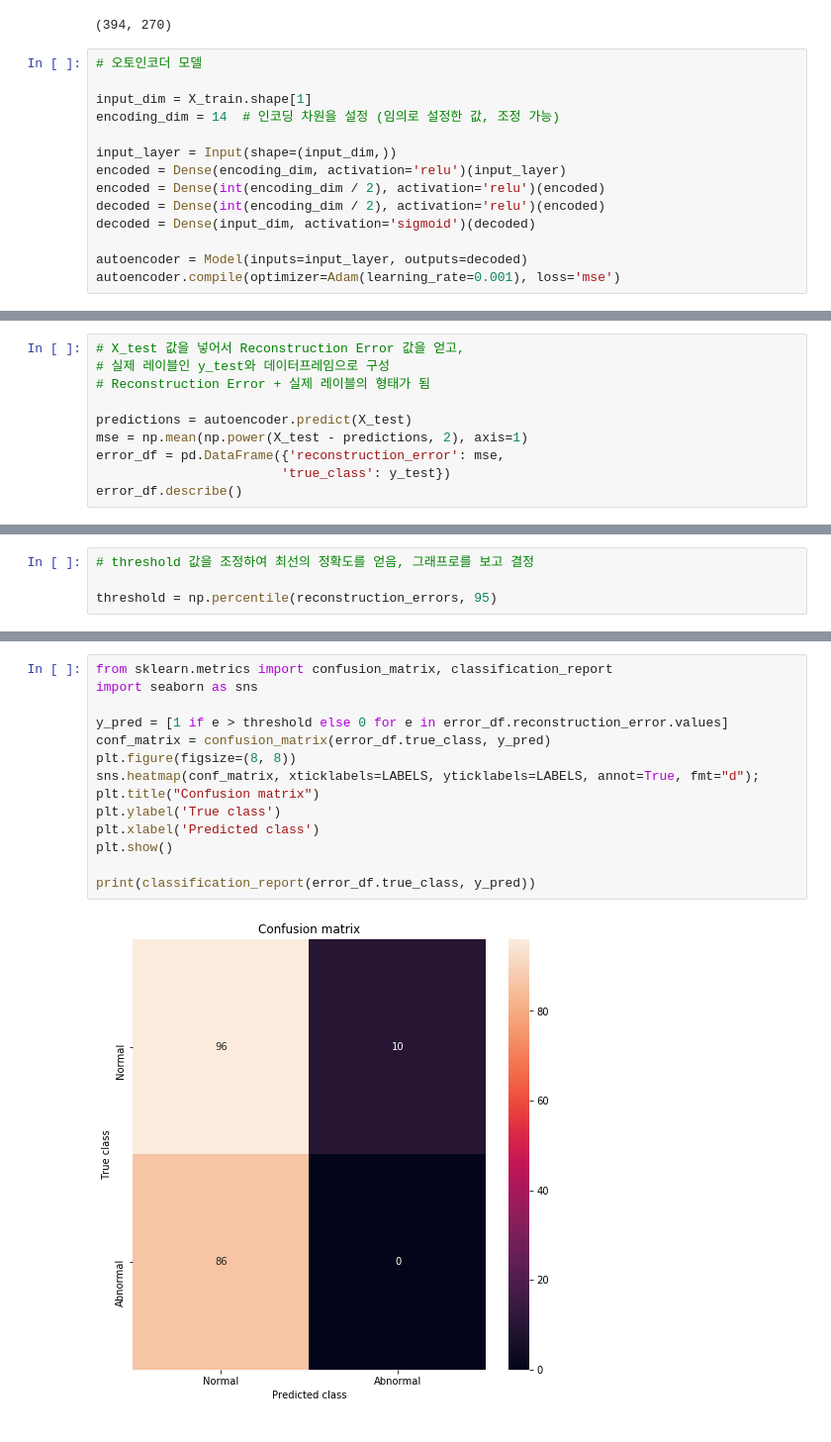
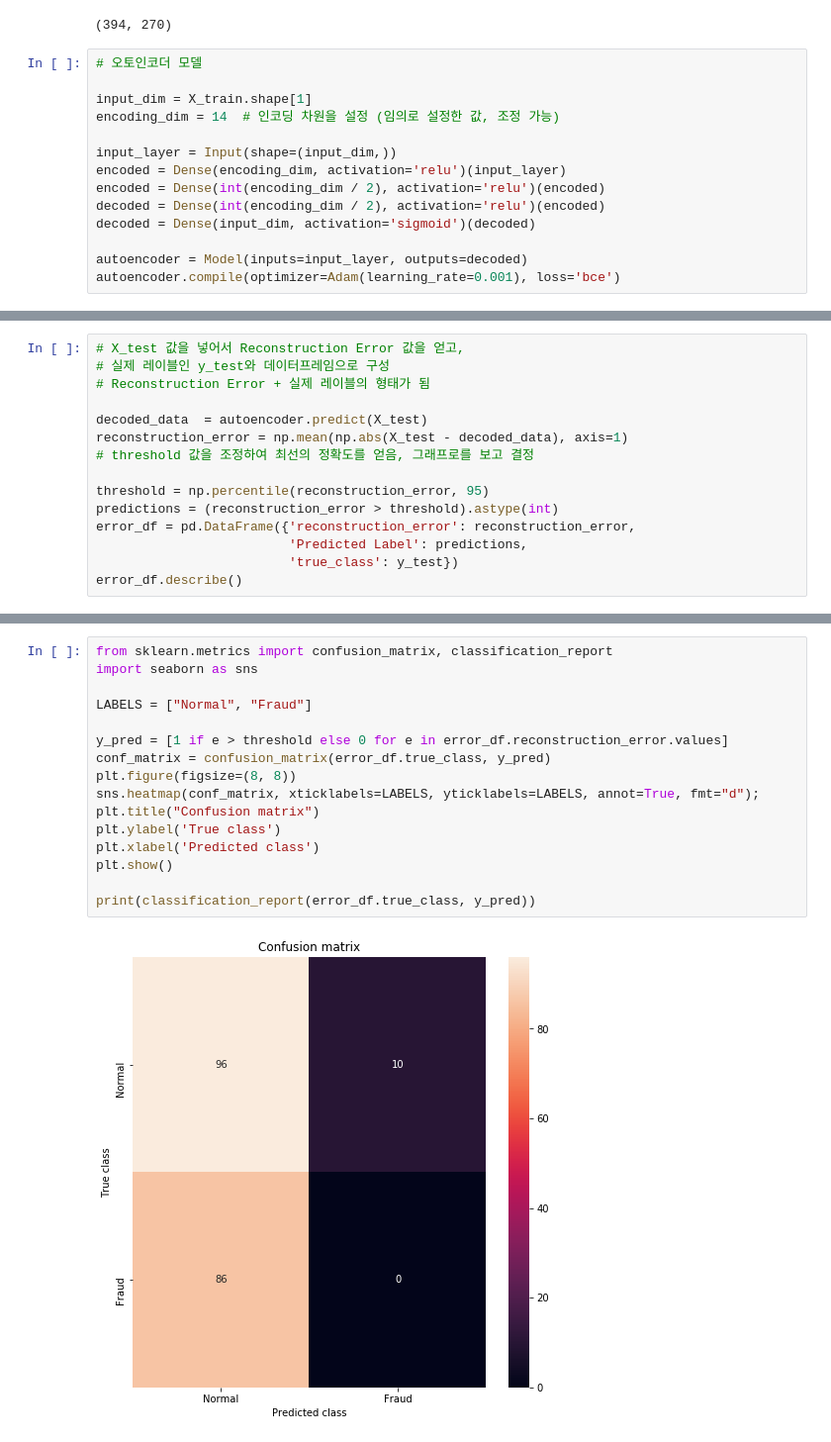
Before and after one commit to kkemman/DeepLearning, a Jupyter notebook: 5weeks/DSA_features_AE.ipynb, the cells around one changed output, grey strips where cells are left out. Shown at 99% size. Saved outputs shown, nothing was run; the diff lists cells and outputs as text.

```diff
--- a/5weeks/DSA_features_AE.ipynb
+++ b/5weeks/DSA_features_AE.ipynb
@@ -149,7 +147,7 @@ decoded = Dense(int(encoding_dim / 2), activation='relu')(encoded)
 decoded = Dense(input_dim, activation='sigmoid')(decoded)
 
 autoencoder = Model(inputs=input_layer, outputs=decoded)
-autoencoder.compile(optimizer=Adam(learning_rate=0.001), loss='mse')
+autoencoder.compile(optimizer=Adam(learning_rate=0.001), loss='bce')
 # %%
 # 3. 모델 학습
 # 훈련데이터의 0.1 을 validation data로 사용
@@ -190,9 +188,14 @@ plt.legend(['train', 'test'], loc='upper right');
 # 실제 레이블인 y_test와 데이터프레임으로 구성
 # Reconstruction Error + 실제 레이블의 형태가 됨
 
-predictions = autoencoder.predict(X_test)
-mse = np.mean(np.power(X_test - predictions, 2), axis=1)
-error_df = pd.DataFrame({'reconstruction_error': mse,
-                        'true_class': y_test})
+decoded_data  = autoencoder.predict(X_test)
+reconstruction_error = np.mean(np.abs(X_test - decoded_data), axis=1)
+# threshold 값을 조정하여 최선의 정확도를 얻음, 그래프로를 보고 결정
+
+threshold = np.percentile(reconstruction_error, 95)
+predictions = (reconstruction_error > threshold).astype(int)
+error_df = pd.DataFrame({'reconstruction_error': reconstruction_error,
+                         'Predicted Label': predictions,
+                         'true_class': y_test})
 error_df.describe()
 # %% [output]
@@ -217,7 +220,3 @@ error_df.head()
-# %%
-# threshold 값을 조정하여 최선의 정확도를 얻음, 그래프로를 보고 결정
-
-threshold = np.percentile(reconstruction_errors, 95)
 # %%
 groups = error_df.groupby('true_class')
 fig, ax = plt.subplots()
@@ -236,19 +235,21 @@ plt.show();
 # %%
 from sklearn.metrics import confusion_matrix, classification_report
 import seaborn as sns
+
+LABELS = ["Normal", "Fraud"]
 
 y_pred = [1 if e > threshold else 0 for e in error_df.reconstruction_error.values]
 conf_matrix = confusion_matrix(error_df.true_class, y_pred)
 plt.figure(figsize=(8, 8))
 sns.heatmap(conf_matrix, xticklabels=LABELS, yticklabels=LABELS, annot=True, fmt="d");
 plt.title("Confusion matrix")
 plt.ylabel('True class')
 plt.xlabel('Predicted class')
 plt.show()
 
 print(classification_report(error_df.true_class, y_pred))
 # %% [output]
-[figure, old version]
+[figure, new version]
              precision    recall  f1-score   support
 
           0       0.53      0.91      0.67       106
```
Also changed, not shown: parts of 8 cells of this notebook.
